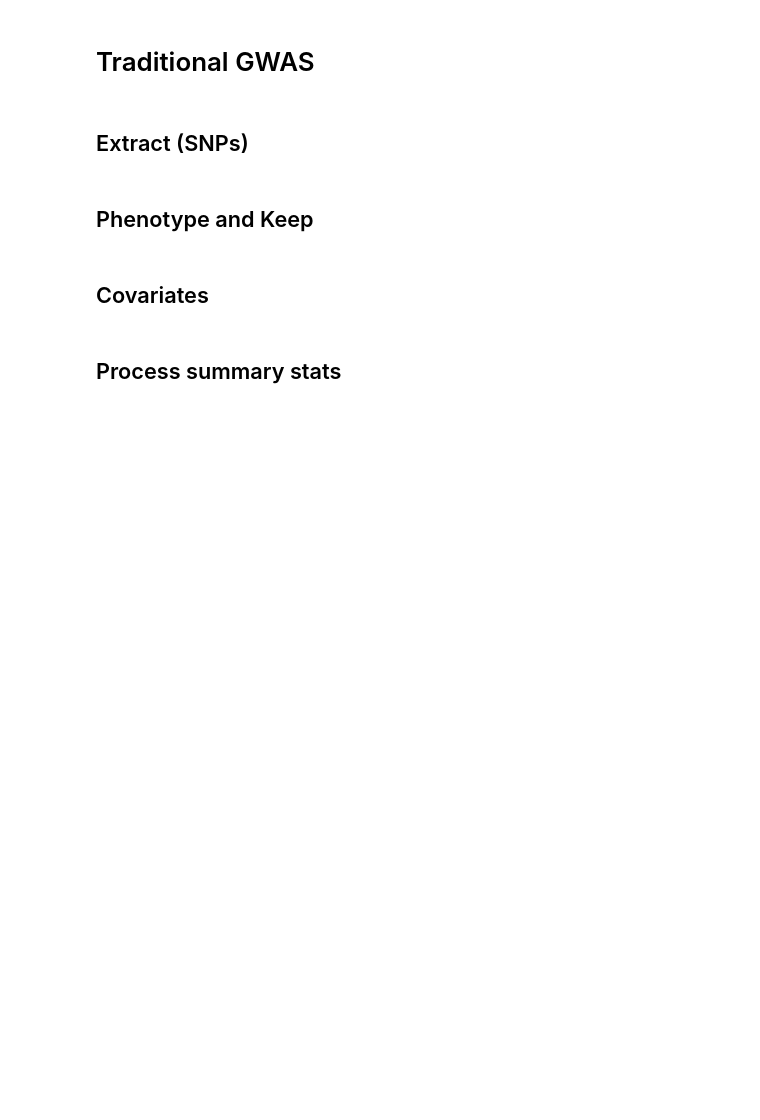
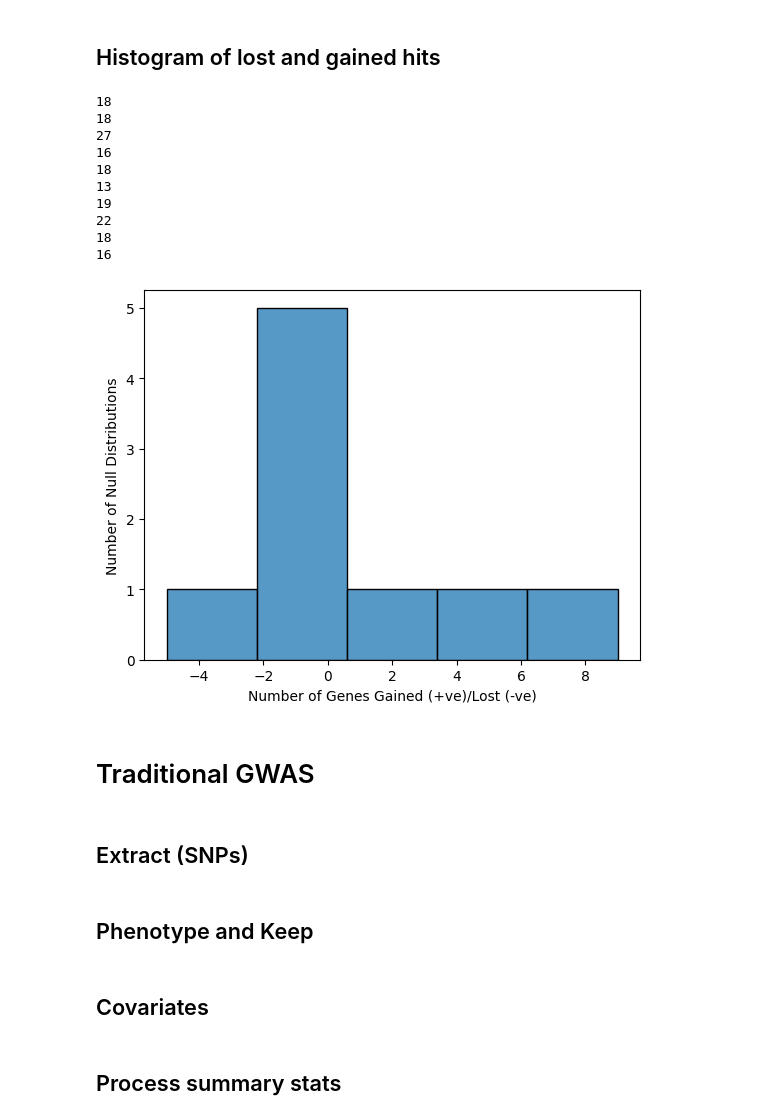
Before and after one commit to titoghose/GWANN, a Jupyter notebook: Code_AD/post_hoc_scripts/post_hoc.ipynb, the cells around one changed output. Saved outputs shown, nothing was run; the diff lists cells and outputs as text; code cells hidden in the pictures; blank space fills up the shorter version.

```diff
--- a/Code_AD/post_hoc_scripts/post_hoc.ipynb
+++ b/Code_AD/post_hoc_scripts/post_hoc.ipynb
@@ -11,3 +55,37 @@ tqdm.tqdm.pandas()
+# %% [markdown]
+## Histogram of lost and gained hits
+# %%
+os.chdir('/home/upamanyu/GWANN/Code_AD/results_Sens8_v4/LD')
+hit_dict = {}
+hit_gain_loss = []
+for dw in range(0, 10):
+    df = pd.read_csv(f"Sens8_v4_{dw}_r20.8_pruned_gene_hits.csv")
+    glist = df.loc[~df['pruned']]['subgene'].unique()
+    print(len(glist))
+    hit_dict[str(dw)] = list(glist)
+    if dw > 0:
+        hit_gain_loss.append(len(set(hit_dict[str(dw)])) - len(set(hit_dict['0'])))
+
+x_lim = np.max(np.abs(hit_gain_loss))
+sns.histplot(hit_gain_loss)
+ax = plt.gca()
+ax.set_xlabel('Number of Genes Gained (+ve)/Lost (-ve)')
+ax.set_ylabel('Number of Null Distributions')
+# ax.set_xticks(range(-x_lim, x_lim+1, 2))
+# ax.set_xticklabels(range(-x_lim, x_lim+1, 2))
+plt.show()
+# %% [output]
+18
+18
+27
+16
+18
+13
+19
+22
+18
+16
+[figure, added]
 # %% [markdown]
 # Traditional GWAS
 # %% [markdown]
```
Also changed, not shown: parts of 17 cells of this notebook, 19 other files.
